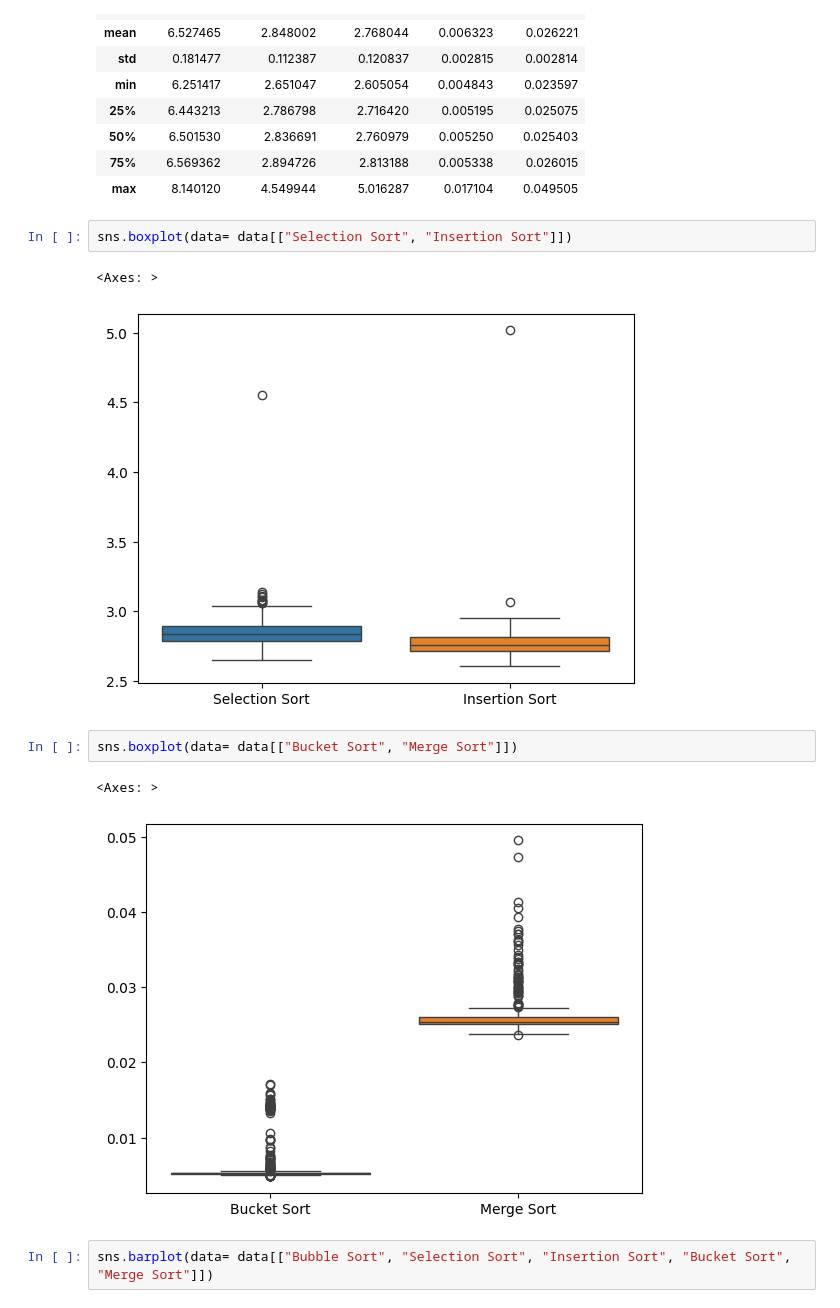
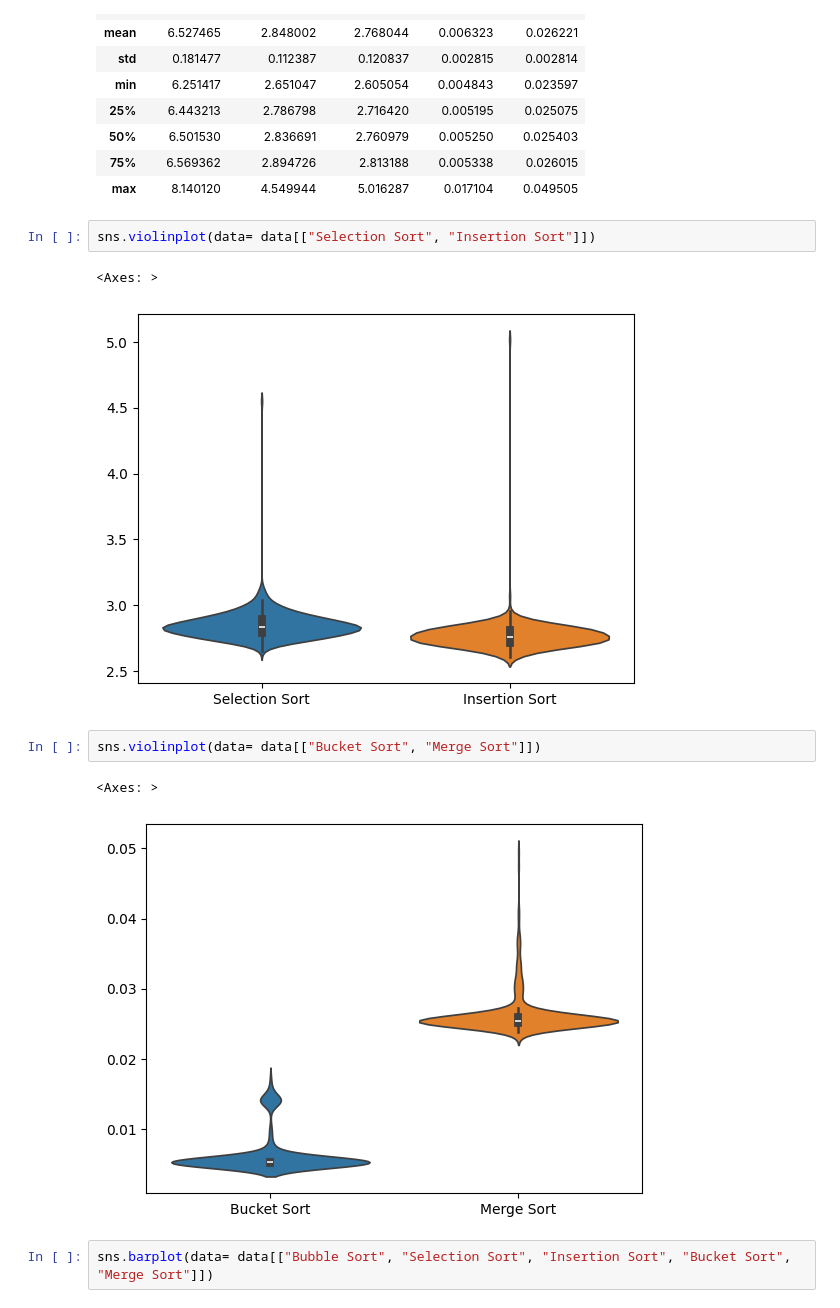
Before and after one commit to WarnerVance/May-Term-Work, a Jupyter notebook: analysis.ipynb, the cells around one changed output. Cells and saved outputs as stored; diff of their text form.

Commit message:
Now with violin plots

```diff
--- a/analysis.ipynb
+++ b/analysis.ipynb
@@ -16,15 +16,15 @@ data.describe()
 | 75% | 6.569362 | 2.894726 | 2.813188 | 0.005338 | 0.026015 |
 | max | 8.140120 | 4.549944 | 5.016287 | 0.017104 | 0.049505 |
 # %%
-sns.boxplot(data= data[["Selection Sort", "Insertion Sort"]])
+sns.violinplot(data= data[["Selection Sort", "Insertion Sort"]])
 # %% [output]
 <Axes: >
-[figure, old version]
+[figure, new version]
 # %%
-sns.boxplot(data= data[["Bucket Sort", "Merge Sort"]])
+sns.violinplot(data= data[["Bucket Sort", "Merge Sort"]])
 # %% [output]
 <Axes: >
-[figure, old version]
+[figure, new version]
 # %%
 sns.barplot(data= data[["Bubble Sort", "Selection Sort", "Insertion Sort", "Bucket Sort", "Merge Sort"]])
 # %% [output]
```
Also changed, not shown: parts of 1 cell of this notebook.
